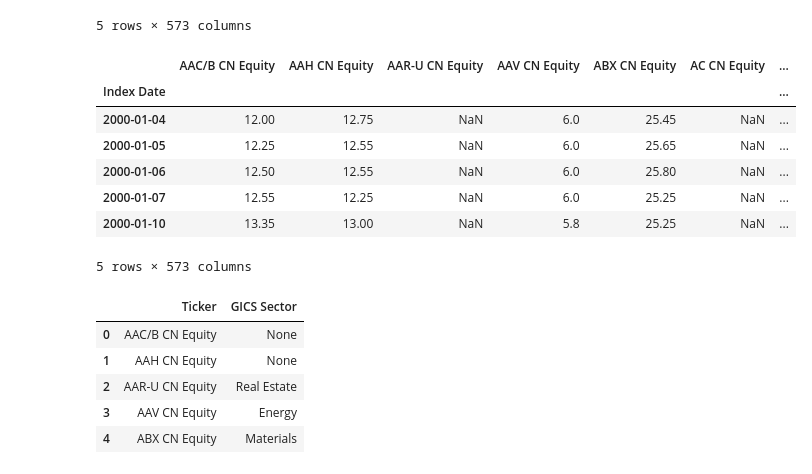
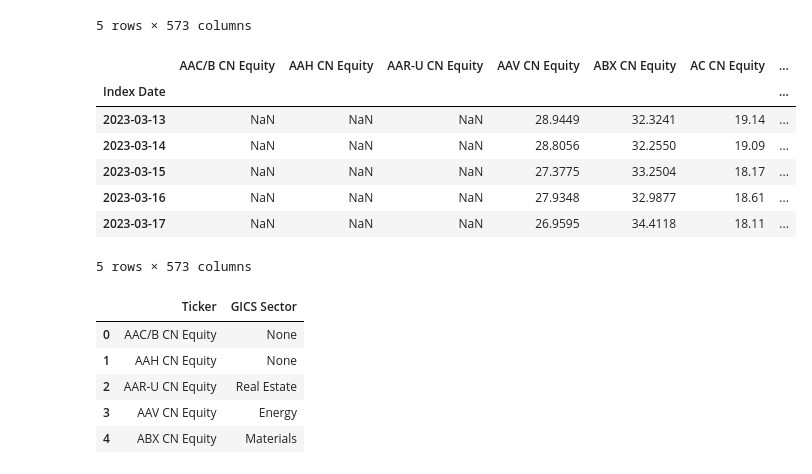
Before and after one commit to Thomas4390/bni_case_prog, a Jupyter notebook: main.ipynb, the cells around one changed output. Saved outputs shown, nothing was run; the diff lists cells and outputs as text; code cells hidden in the pictures.

```diff
--- a/main.ipynb
+++ b/main.ipynb
@@ -36,15 +36,15 @@ df_px.head()
 | 2000-01-10 | 13.35 | 13.00 | NaN | 5.8 | 25.25 | NaN | ... |
 5 rows × 573 columns
 # %%
-df_total_ret.head()
+df_total_ret.tail()
 # %% [output]
 |  | AAC/B CN Equity | AAH CN Equity | AAR-U CN Equity | AAV CN Equity | ABX CN Equity | AC CN Equity | ... |
 | Index Date |  |  |  |  |  |  | ... |
-| 2000-01-04 | 12.00 | 12.75 | NaN | 6.0 | 25.45 | NaN | ... |
-| 2000-01-05 | 12.25 | 12.55 | NaN | 6.0 | 25.65 | NaN | ... |
-| 2000-01-06 | 12.50 | 12.55 | NaN | 6.0 | 25.80 | NaN | ... |
-| 2000-01-07 | 12.55 | 12.25 | NaN | 6.0 | 25.25 | NaN | ... |
-| 2000-01-10 | 13.35 | 13.00 | NaN | 5.8 | 25.25 | NaN | ... |
+| 2023-03-13 | NaN | NaN | NaN | 28.9449 | 32.3241 | 19.14 | ... |
+| 2023-03-14 | NaN | NaN | NaN | 28.8056 | 32.2550 | 19.09 | ... |
+| 2023-03-15 | NaN | NaN | NaN | 27.3775 | 33.2504 | 18.17 | ... |
+| 2023-03-16 | NaN | NaN | NaN | 27.9348 | 32.9877 | 18.61 | ... |
+| 2023-03-17 | NaN | NaN | NaN | 26.9595 | 34.4118 | 18.11 | ... |
 5 rows × 573 columns
 # %%
 df_gics.head()
```
Also changed, not shown: parts of 4 cells of this notebook, 4 other files.
